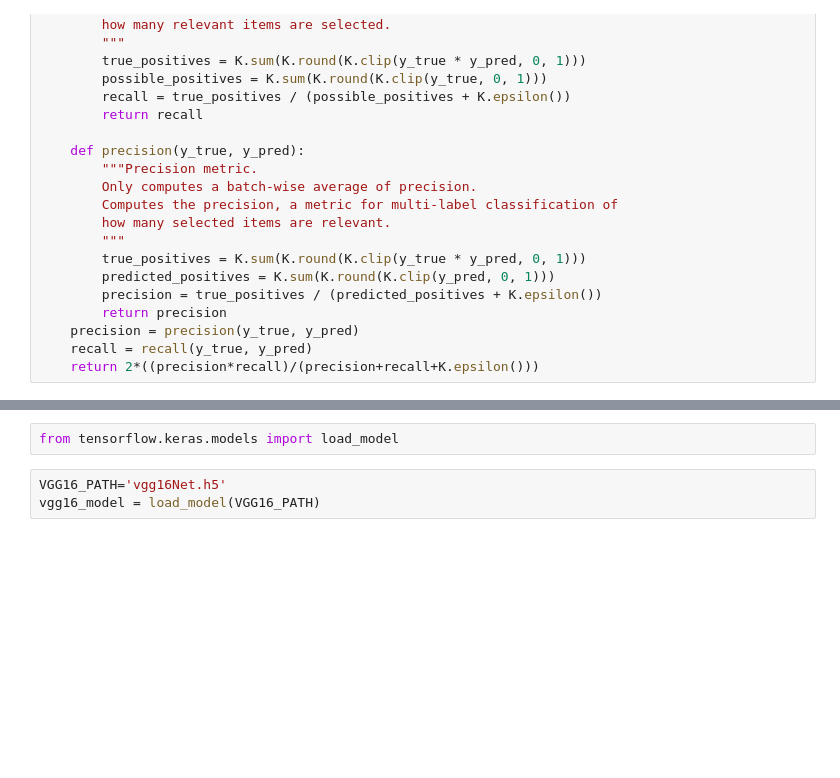
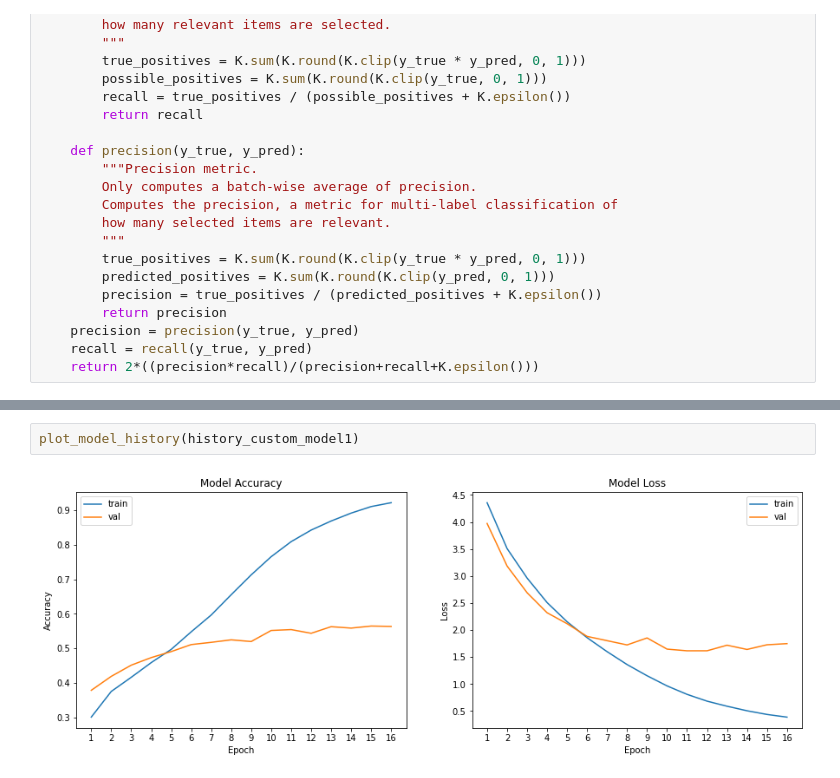
Before and after one commit to oelbourki/facial-emotion-detection, a Jupyter notebook: facial-emotion-detection.ipynb, the cells around one changed output, grey strips where cells are left out. Drawn from its saved outputs; the diff is of its cells as text; blank space fills up the shorter version.

```diff
--- a/facial-emotion-detection.ipynb
+++ b/facial-emotion-detection.ipynb
@@ -603,5 +453,4 @@ vgg16_model.evaluate(test_data)
-# %%
-from tensorflow.keras.models import load_model
-# %%
-VGG16_PATH='vgg16Net.h5'
-vgg16_model = load_model(VGG16_PATH)
+# %%
+plot_model_history(history_custom_model1)
+# %% [output]
+[figure, added]
```
Also changed, not shown: parts of 37 cells of this notebook, 10 other files.
